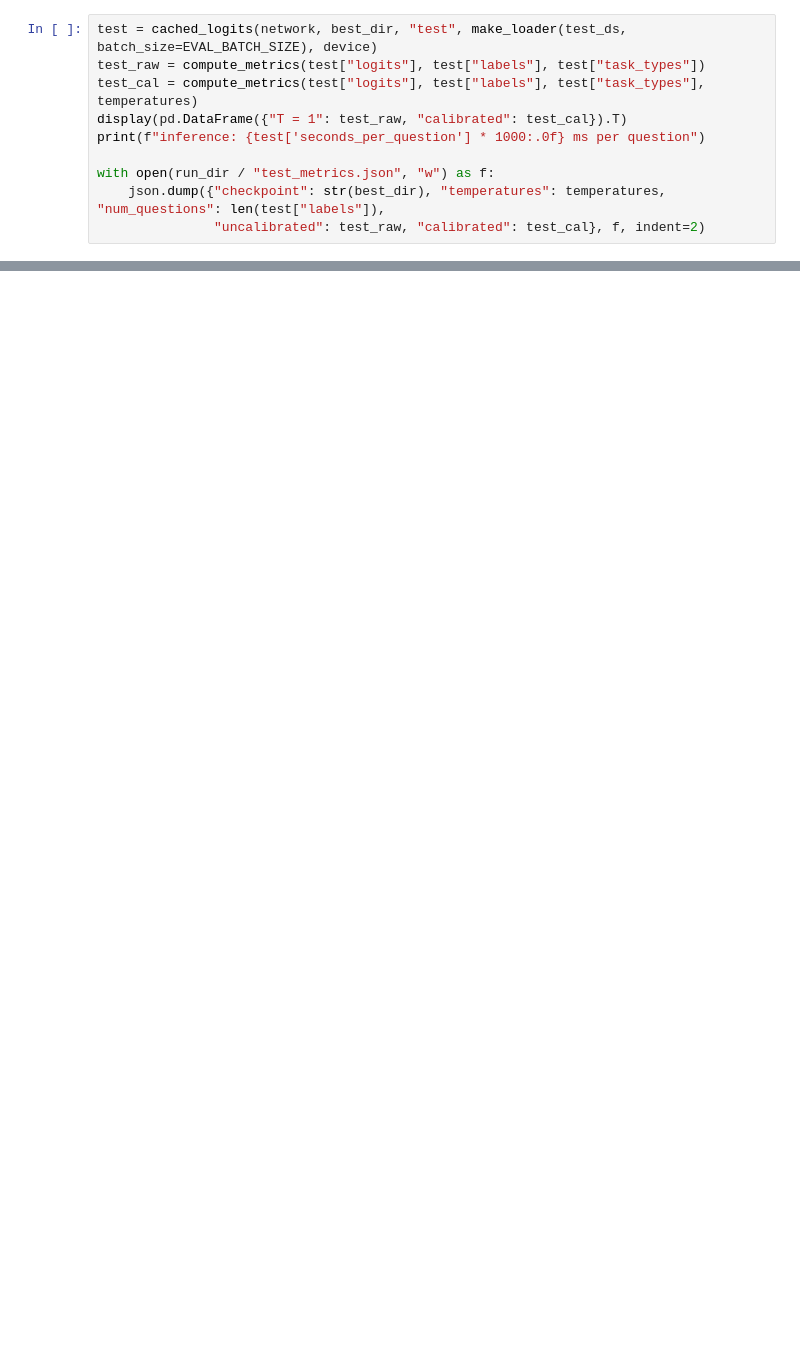
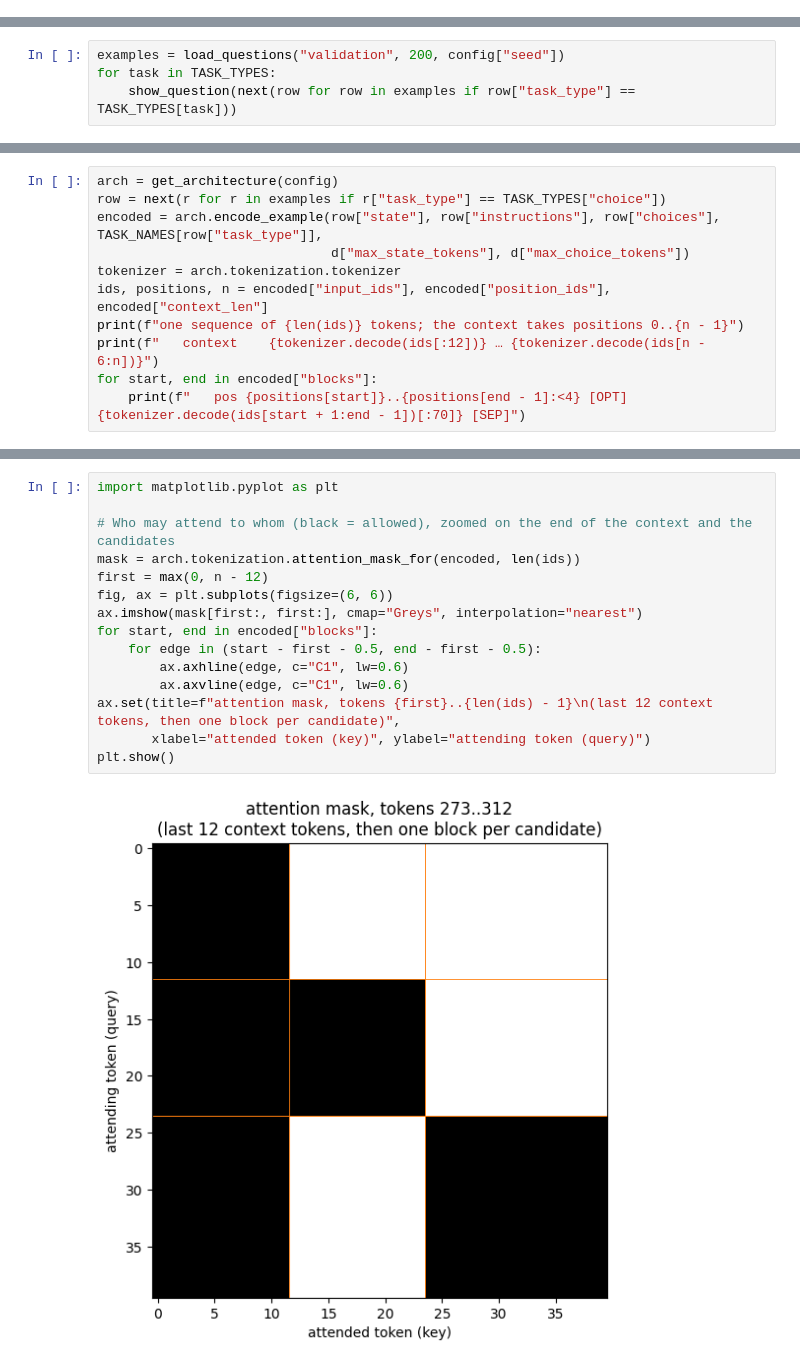
Before and after one commit to Alichnikof/nbev, a Jupyter notebook: deberta_full_walkthrough.ipynb, the cells around one changed output, grey strips where cells are left out. Drawn from its saved outputs; the diff is of its cells as text; blank space fills up the shorter version.

```diff
--- a/deberta_full_walkthrough.ipynb
+++ b/deberta_full_walkthrough.ipynb
@@ -428,10 +0,0 @@ Evaluated once, after every choice (checkpoint, temperatures) was made on valida
-# %%
-test = cached_logits(network, best_dir, "test", make_loader(test_ds, batch_size=EVAL_BATCH_SIZE), device)
-test_raw = compute_metrics(test["logits"], test["labels"], test["task_types"])
-test_cal = compute_metrics(test["logits"], test["labels"], test["task_types"], temperatures)
-display(pd.DataFrame({"T = 1": test_raw, "calibrated": test_cal}).T)
-print(f"inference: {test['seconds_per_question'] * 1000:.0f} ms per question")
-
-with open(run_dir / "test_metrics.json", "w") as f:
-    json.dump({"checkpoint": str(best_dir), "temperatures": temperatures, "num_questions": len(test["labels"]),
-               "uncalibrated": test_raw, "calibrated": test_cal}, f, indent=2)
@@ -517,0 +122,4 @@ ask(my_state, "What is the most appropriate next step?", "choice", {
+# %%
+examples = load_questions("validation", 200, config["seed"])
+for task in TASK_TYPES:
+    show_question(next(row for row in examples if row["task_type"] == TASK_TYPES[task]))
@@ -517,0 +156,11 @@ ask(my_state, "What is the most appropriate next step?", "choice", {
+# %%
+arch = get_architecture(config)
+row = next(r for r in examples if r["task_type"] == TASK_TYPES["choice"])
+encoded = arch.encode_example(row["state"], row["instructions"], row["choices"], TASK_NAMES[row["task_type"]],
+                              d["max_state_tokens"], d["max_choice_tokens"])
+tokenizer = arch.tokenization.tokenizer
+ids, positions, n = encoded["input_ids"], encoded["position_ids"], encoded["context_len"]
+print(f"one sequence of {len(ids)} tokens; the context takes positions 0..{n - 1}")
+print(f"   context    {tokenizer.decode(ids[:12])} … {tokenizer.decode(ids[n - 6:n])}")
+for start, end in encoded["blocks"]:
+    print(f"   pos {positions[start]}..{positions[end - 1]:<4} [OPT] {tokenizer.decode(ids[start + 1:end - 1])[:70]} [SEP]")
@@ -517,0 +173,17 @@ ask(my_state, "What is the most appropriate next step?", "choice", {
+# %%
+import matplotlib.pyplot as plt
+
+# Who may attend to whom (black = allowed), zoomed on the end of the context and the candidates
+mask = arch.tokenization.attention_mask_for(encoded, len(ids))
+first = max(0, n - 12)
+fig, ax = plt.subplots(figsize=(6, 6))
+ax.imshow(mask[first:, first:], cmap="Greys", interpolation="nearest")
+for start, end in encoded["blocks"]:
+    for edge in (start - first - 0.5, end - first - 0.5):
+        ax.axhline(edge, c="C1", lw=0.6)
+        ax.axvline(edge, c="C1", lw=0.6)
+ax.set(title=f"attention mask, tokens {first}..{len(ids) - 1}\n(last 12 context tokens, then one block per candidate)",
+       xlabel="attended token (key)", ylabel="attending token (query)")
+plt.show()
+# %% [output]
+[figure, added]
```
Also changed, not shown: parts of 66 cells of this notebook, 19 other files.
